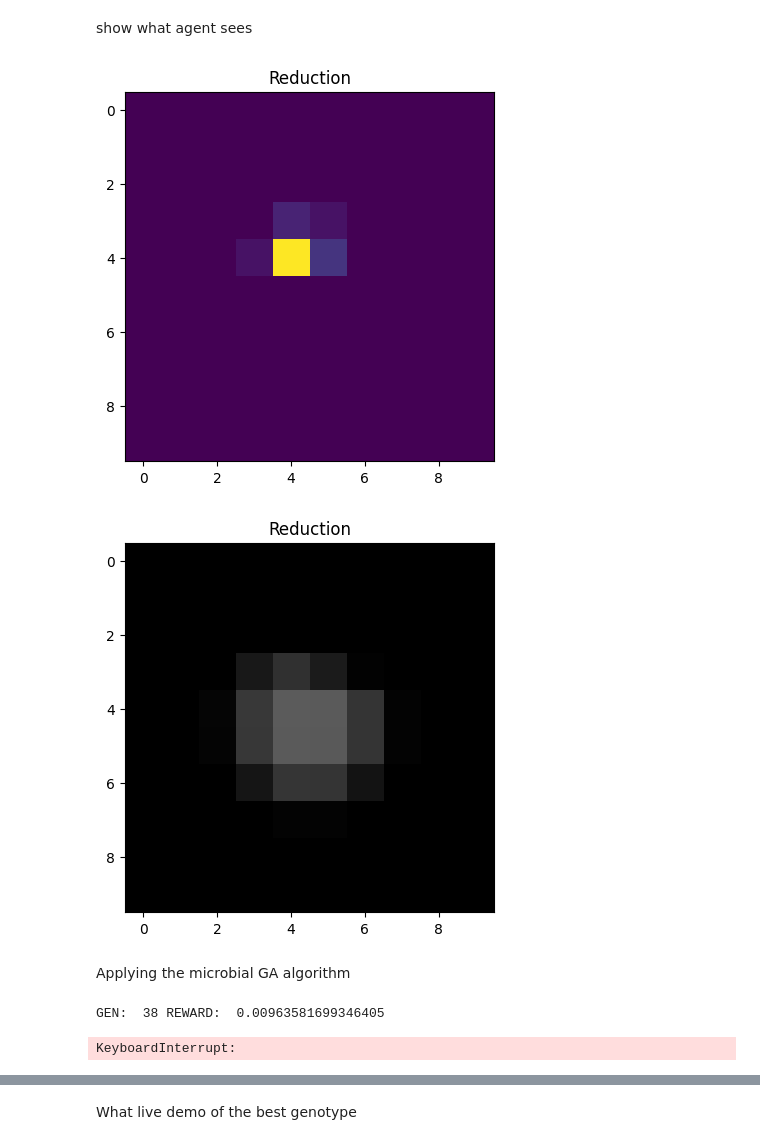
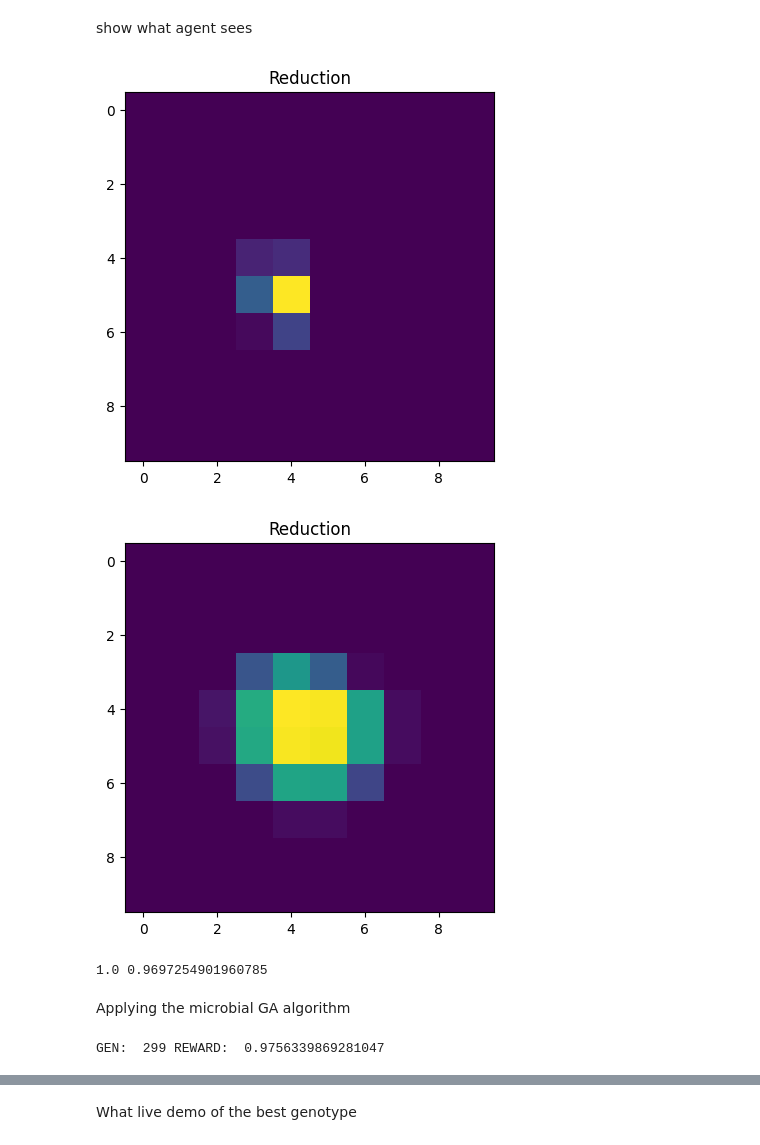
Before and after one commit to shepai/Chaos-Robotics, a Jupyter notebook: Bio-inspired sensors/Sim/gym_test.ipynb, the cells around one changed output, grey strips where cells are left out. Saved outputs shown, nothing was run; the diff lists cells and outputs as text; code cells hidden in the pictures.

```diff
--- a/Bio-inspired sensors/Sim/gym_test.ipynb
+++ b/Bio-inspired sensors/Sim/gym_test.ipynb
@@ -224,7 +224,7 @@ MASTER = cv2.resize(MASTER, dsize=(10,10), interpolation=cv2.INTER_AREA) #rescal
 
 def get_similarity(img1,img2):
     diff = cv2.absdiff(img1, img2)
-    return np.sum(diff)/(10*10*255)
+    return 1 - np.sum(diff)/(10*10*255)
 
 def new_fitness(tactile):
     return get_similarity(MASTER,tactile)
@@ -254,21 +254,24 @@ show what agent sees
 # %%
 o, r, d, ep_ret, ep_len = env.reset(), 0, False, 0, 0
 tactile_input=np.reshape(o['tactile'],(128,128))
 tactile_input=cv2.resize(tactile_input, dsize=(10,10), interpolation=cv2.INTER_AREA) #rescale
 
 plt.title("Reduction")
 plt.imshow(tactile_input)
 plt.show()
 
 img1 = cv2.imread("/its/home/drs25/Pictures/good.png")
 img1 = cv2.resize(img1, dsize=(10,10), interpolation=cv2.INTER_AREA) #rescale
 
 plt.title("Reduction")
-plt.imshow(img1)
+plt.imshow(MASTER)
 plt.show()
+
+print(new_fitness(MASTER),new_fitness(tactile_input))
 # %% [output]
-[figure, old version]
+[figure, new version]
-[figure, old version]
+[figure, new version]
+1.0 0.9697254901960785
 # %% [markdown]
 Applying the microbial GA algorithm
 # %%
@@ -313,13 +316,16 @@ def run_microbial(population,generations): #microbial algorithm trial
             gene2=population[ind_2]
             #run trials for 20 seconds in sim time
             f1=0
+            r=None
             for i in range(3): #run 3 trials to make sure there is no fluke
-                f,r1=run_trial(gene1,3)
+                f,r=run_trial(gene1,3)
+                if f>f1/(i+1): r1=copy.deepcopy(r)
                 f1+=f
             fit1=f1/3 #get average performance
             f2=0
             for i in range(3): #run 3 trials for fluke
-                f,r1=run_trial(gene2,3)
+                f,r=run_trial(gene2,3)
+                if f>f2/(i+1): r2=copy.deepcopy(r)
                 f2+=f
             fit2=f2/3
             if fit1>fitnesses[-1] and fit1<fit2:
@@ -344,7 +350,6 @@ GENERATIONS=300
 pop=gen_population()
 f,r,ind=run_microbial(pop,GENERATIONS)
 # %% [output]
-GEN:  38 REWARD:  0.00963581699346405
+GEN:  299 REWARD:  0.9756339869281047
-KeyboardInterrupt:
 # %%
 
```
Also changed, not shown: parts of 3 cells of this notebook.
